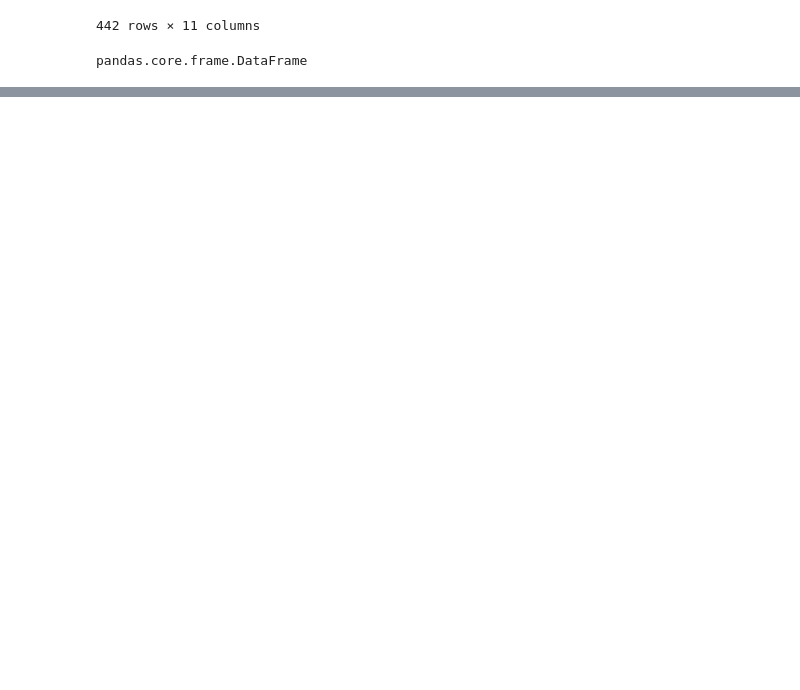
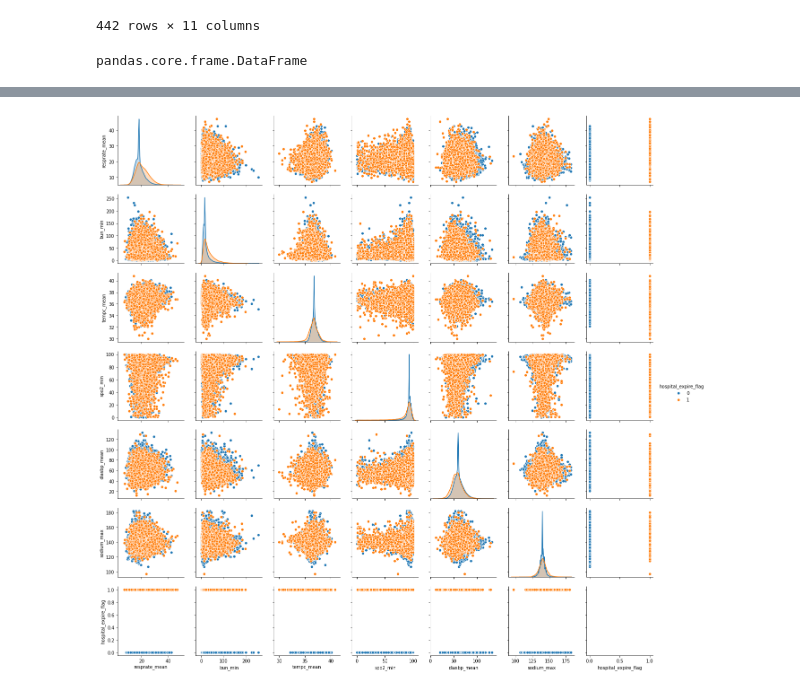
Before and after one commit to cecann10/Test, a Jupyter notebook: Metis_BC_Pairs.ipynb, the cells around one changed output, grey strips where cells are left out. Saved outputs shown, nothing was run; the diff lists cells and outputs as text; code cells hidden in the pictures; blank space fills up the shorter version.

```diff
--- a/Metis_BC_Pairs.ipynb
+++ b/Metis_BC_Pairs.ipynb
@@ -304,0 +422,4 @@ pandas.core.frame.DataFrame
+# %%
+sns.pairplot(mimic_df, hue='hospital_expire_flag');
+# %% [output]
+[figure, added]
```
Also changed, not shown: parts of 15 cells of this notebook, 30 other files.
